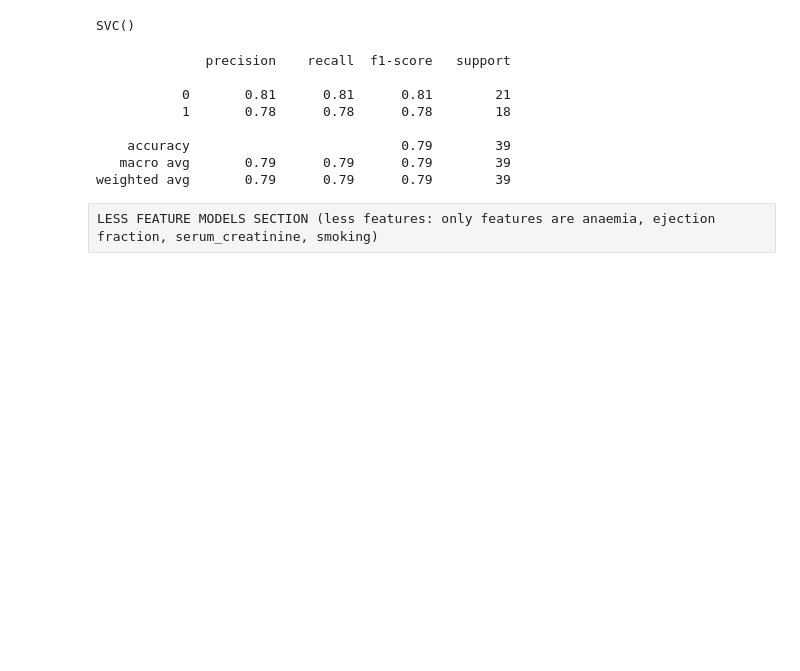
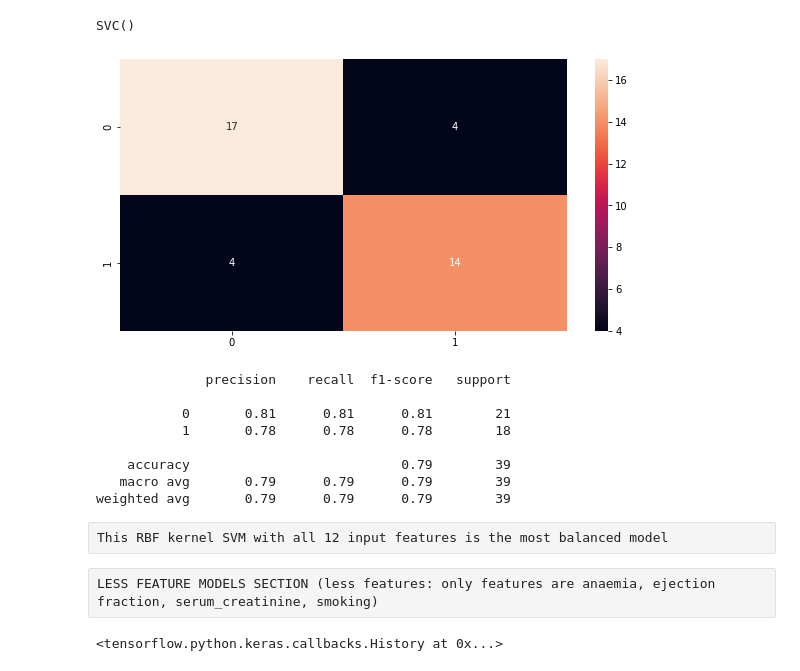
Before and after one commit to mjpitts/ecs171_group_17, a Jupyter notebook: project.ipynb, the cells around one changed output. Cells and saved outputs as stored; diff of their text form; code cells hidden in the pictures; blank space fills up the shorter version.

```diff
--- a/project.ipynb
+++ b/project.ipynb
@@ -396,9 +411,14 @@ svc_rbf.fit(X_train_std, y_train)
 # %% [output]
 SVC()
 # %%
+# print confusion matrix
+sns.heatmap(metrics.confusion_matrix(y_test.to_numpy(), svc_rbf.predict(X_test_std)), annot=True)
+plt.show()
+
 # print classification report and recall
 print(classification_report(y_true=y_test, y_pred=svc_rbf.predict(X_test_std)))
 # %% [output]
+[figure, added]
               precision    recall  f1-score   support
 
            0       0.81      0.81      0.81        21
@@ -407,6 +427,8 @@ print(classification_report(y_true=y_test, y_pred=svc_rbf.predict(X_test_std)))
     accuracy                           0.79        39
    macro avg       0.79      0.79      0.79        39
 weighted avg       0.79      0.79      0.79        39
+# %% [raw]
+This RBF kernel SVM with all 12 input features is the most balanced model
 # %% [raw]
 LESS FEATURE MODELS SECTION (less features: only features are anaemia, ejection fraction, serum_creatinine, smoking)
 # %%
@@ -432,4 +454,27 @@ def create_model(hl1_n: int, hl2_n: int, output_n: int, activation_fns: List[str
                     metrics=metric_l)
 
     return model
+# %%
+# improved ANN: 1 less hidden layer, Relu, 1000 epochs
+X = df.drop(["age", "high_blood_pressure", "creatinine_phosphokinase", "diabetes", "platelets", "sex", "serum_sodium", "high"], axis=1)
+y = df.filter(["high"])
+
+# Min-Max scaling
+X = (X-X.min())/(X.max()-X.min())
+
+# split
+X_train, X_test, y_train, y_test = train_test_split(X, y, test_size=0.20, random_state=8)
+
+# create model
+ffnn_model = create_model(hl1_n=6, hl2_n=0, output_n=1, activation_fns=["relu", "tanh"],
+                          loss_fn="mean_squared_error", opt_alg="sgd", metric_l=["accuracy"])
+
+# set learning rate
+from keras import backend
+backend.set_value(ffnn_model.optimizer.learning_rate, 0.3)
+
+# train the model
+ffnn_model.fit(X_train, y_train, epochs=1000, verbose=0)
+# %% [output]
+<tensorflow.python.keras.callbacks.History at 0x...>
 # %%
```
Also changed, not shown: parts of 10 cells of this notebook.
